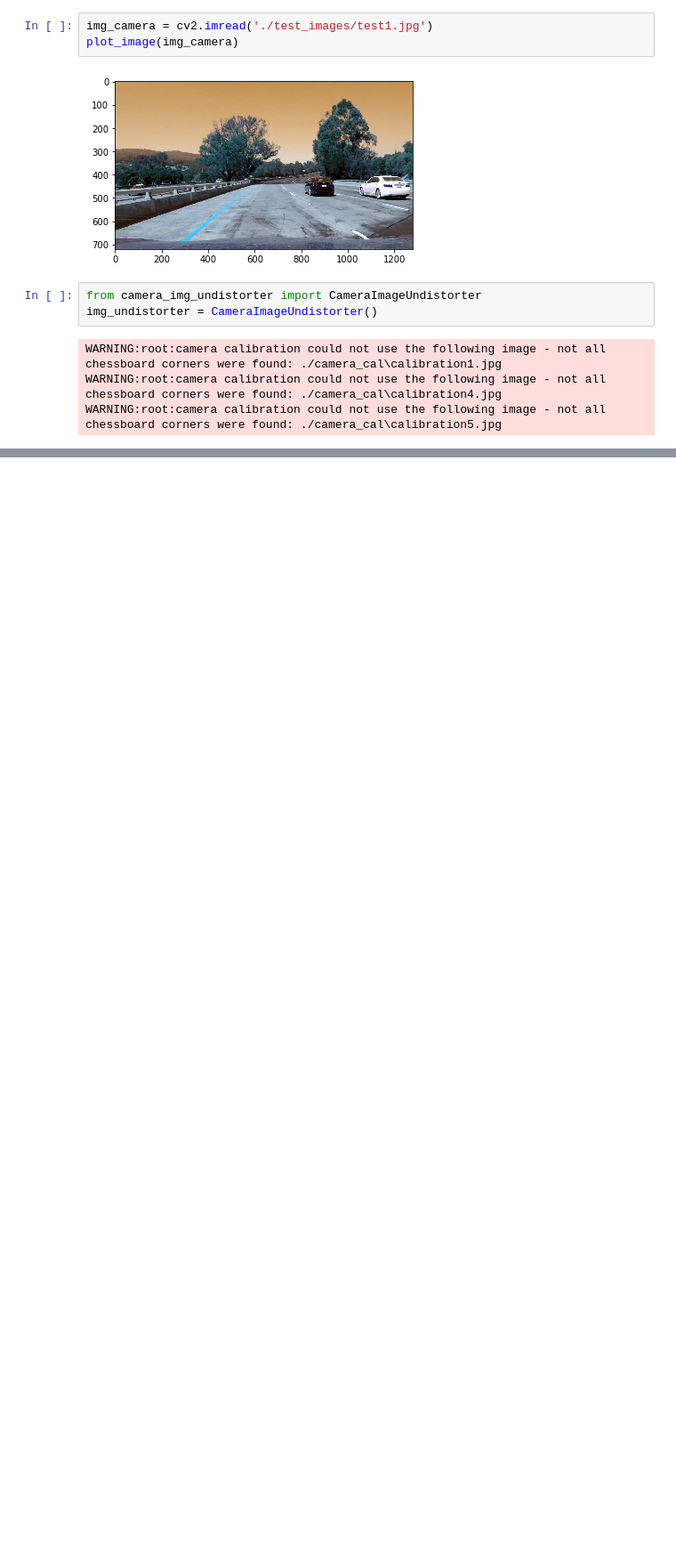
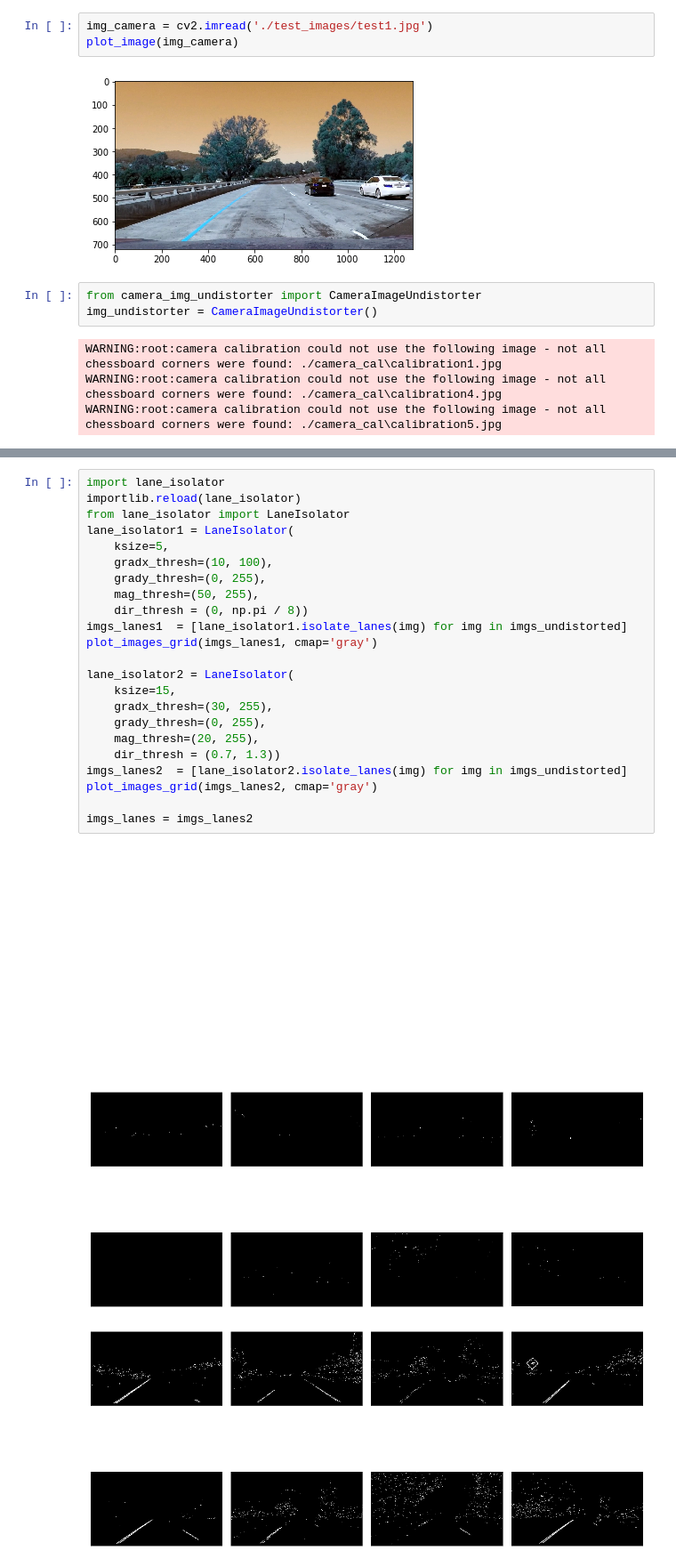
Before and after one commit to mastah43/CarND-Advanced-Lane-Lines, a Jupyter notebook: lane_finding.ipynb, the cells around one changed output, grey strips where cells are left out. Shown at 89% size. Saved outputs shown, nothing was run; the diff lists cells and outputs as text; blank space fills up the shorter version.

```diff
--- a/lane_finding.ipynb
+++ b/lane_finding.ipynb
@@ -64,0 +89,27 @@ plot_image(img_lanes_birdview)
+# %%
+import lane_isolator
+importlib.reload(lane_isolator)
+from lane_isolator import LaneIsolator
+lane_isolator1 = LaneIsolator(
+    ksize=5,
+    gradx_thresh=(10, 100),
+    grady_thresh=(0, 255),
+    mag_thresh=(50, 255),
+    dir_thresh = (0, np.pi / 8))
+imgs_lanes1  = [lane_isolator1.isolate_lanes(img) for img in imgs_undistorted]
+plot_images_grid(imgs_lanes1, cmap='gray')
+
+lane_isolator2 = LaneIsolator(
+    ksize=15,
+    gradx_thresh=(30, 255),
+    grady_thresh=(0, 255),
+    mag_thresh=(20, 255),
+    dir_thresh = (0.7, 1.3))
+imgs_lanes2  = [lane_isolator2.isolate_lanes(img) for img in imgs_undistorted]
+plot_images_grid(imgs_lanes2, cmap='gray')
+
+imgs_lanes = imgs_lanes2
+# %% [output]
+[figure, added]
+[figure, added]
+[figure, added]
```
Also changed, not shown: parts of 11 cells of this notebook, 3 other files.
